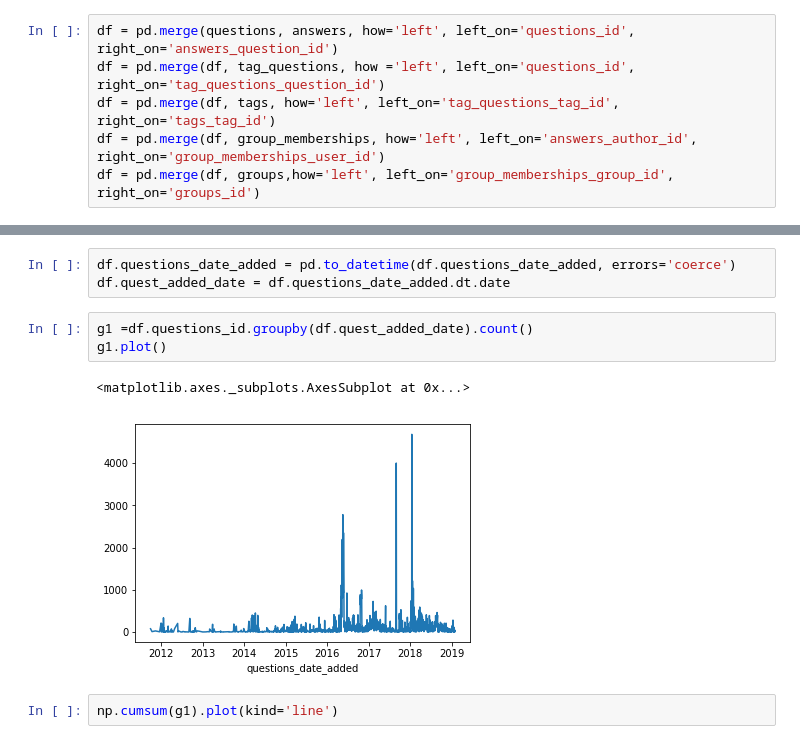
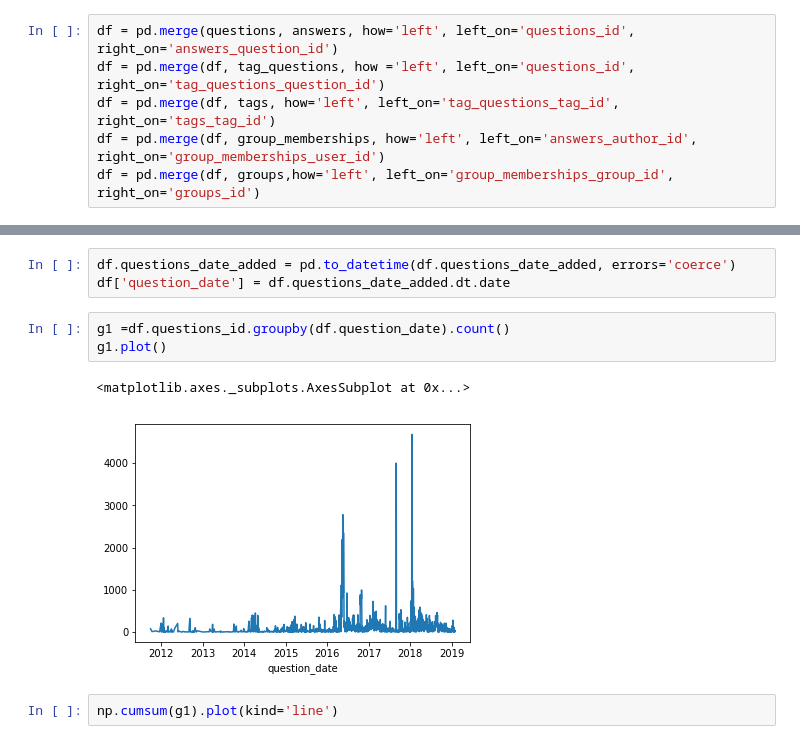
Before and after one commit to reejungkim/Kaggle---CareerVillage, a Jupyter notebook: Kaggle - CareerVillage.ipynb, the cells around one changed output, grey strips where cells are left out. Cells and saved outputs as stored; diff of their text form.

```diff
--- a/Kaggle - CareerVillage.ipynb
+++ b/Kaggle - CareerVillage.ipynb
@@ -455,12 +455,12 @@ df.head().transpose()
 # %%
 df.questions_date_added = pd.to_datetime(df.questions_date_added, errors='coerce')
-df.quest_added_date = df.questions_date_added.dt.date
+df['question_date'] = df.questions_date_added.dt.date
 # %%
-g1 =df.questions_id.groupby(df.quest_added_date).count()
+g1 =df.questions_id.groupby(df.question_date).count()
 g1.plot()
 # %% [output]
 <matplotlib.axes._subplots.AxesSubplot at 0x...>
-[figure, old version]
+[figure, new version]
 # %%
 np.cumsum(g1).plot(kind='line')
 # %% [output]
```
Also changed, not shown: parts of 3 cells of this notebook.
